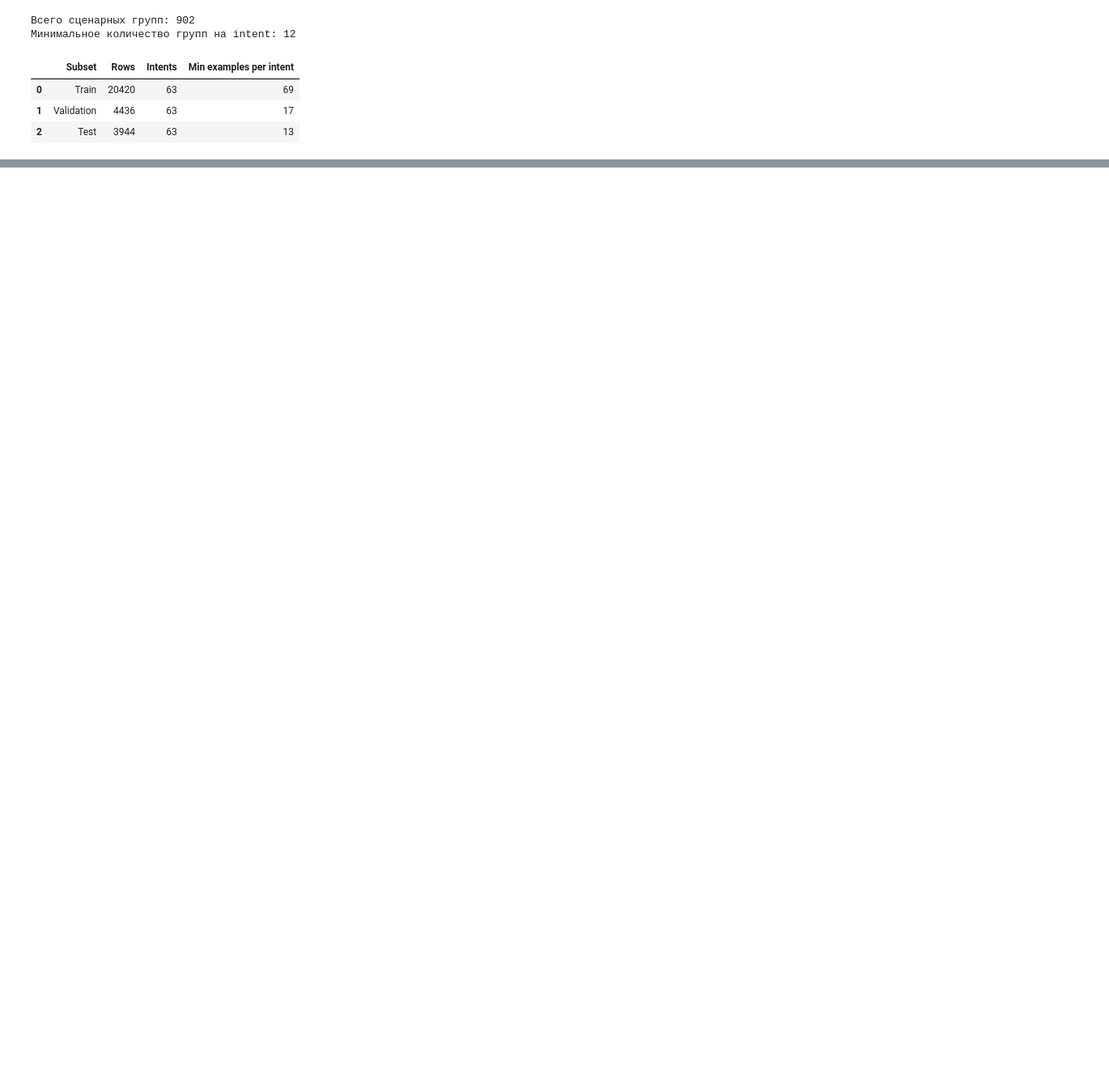
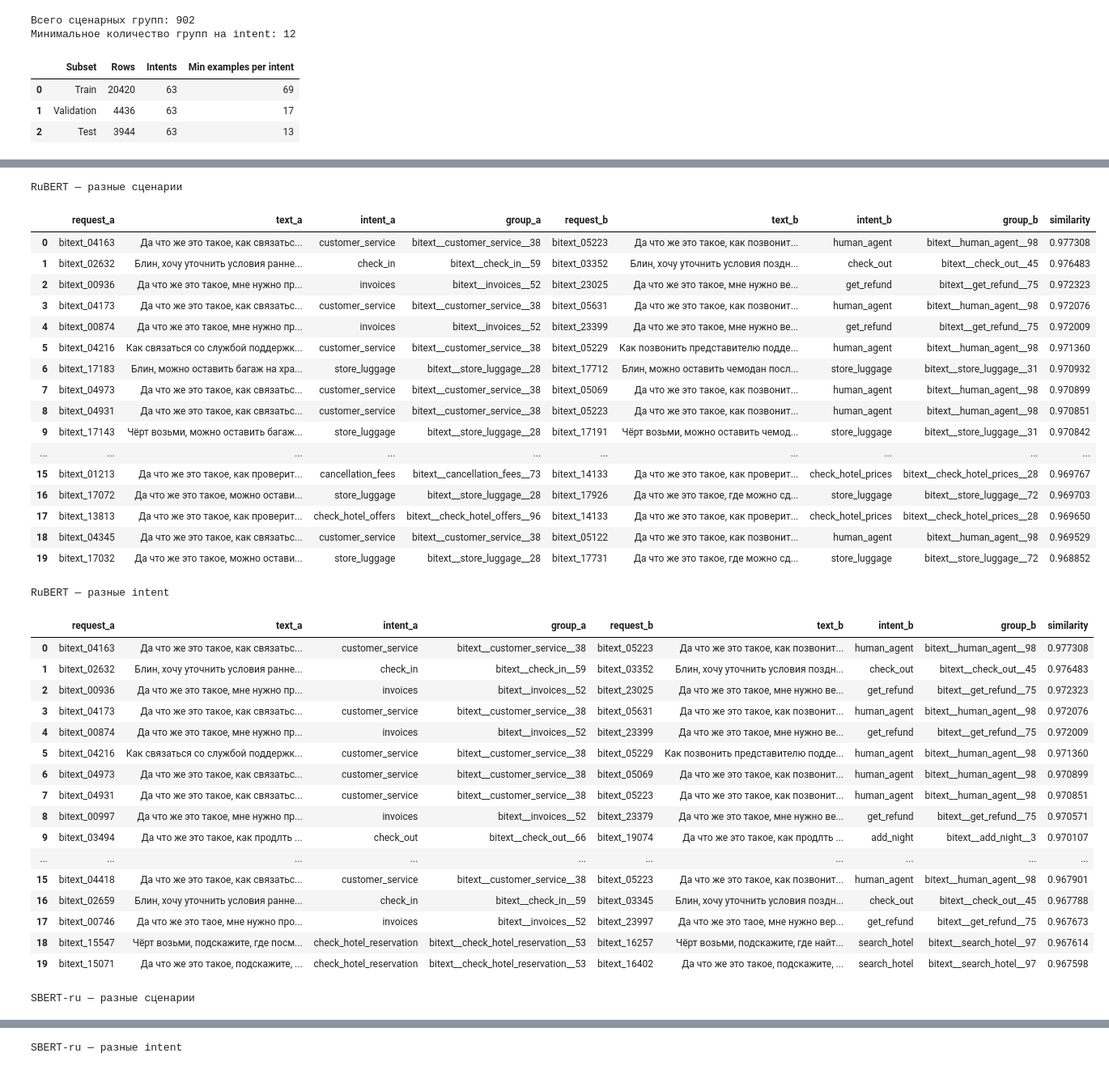
Before and after one commit to Ai-host-team/rental-ai-assistant, a Jupyter notebook: notebooks/01_eda_dataset.ipynb, the cells around one changed output, grey strips where cells are left out. Shown at 81% size. Cells and saved outputs as stored; diff of their text form; code cells hidden in the pictures; blank space fills up the shorter version.

```diff
--- a/notebooks/01_eda_dataset.ipynb
+++ b/notebooks/01_eda_dataset.ipynb
@@ -980,0 +1864,65 @@ test_df.to_csv(processed_dir / "intent_test.csv",sep=";",index=False,encoding="u
+# %%
+embedding_manual_pair_tables = {}
+embedding_all_indices = np.arange(len(embedding_rows))
+for embedding_name, embedding_array in embedding_vectors.items():
+    embedding_score = make_embedding_score_blocks(embedding_array, embedding_device)
+    try:
+        for embedding_different_labels in [False, True]:
+            embedding_pair_indices, embedding_pair_scores = nearest_neighbors(
+                embedding_array, embedding_rows, embedding_all_indices, k=20,
+                exclude_scenario=True, different_intent=embedding_different_labels,
+                block_size=128, score_block=embedding_score,
+            )
+            embedding_pair_table = closest_pairs(
+                embedding_rows, embedding_all_indices, embedding_pair_indices, embedding_pair_scores, limit=20
+            )
+            embedding_manual_pair_tables[(embedding_name, embedding_different_labels)] = embedding_pair_table
+            print(embedding_name, '— разные intent' if embedding_different_labels else '— разные сценарии')
+            with pd.option_context('display.max_colwidth', 180):
+                display(embedding_pair_table)
+            embedding_pair_table.to_csv(
+                embedding_results_dir / f'{embedding_name}_pairs_different_intent_{embedding_different_labels}.csv',
+                index=False, encoding='utf-8-sig',
+            )
+    finally:
+        del embedding_score
+        gc.collect()
+        clear_embedding_device(embedding_device)
+# %% [output]
+RuBERT — разные сценарии
+|  | request_a | text_a | intent_a | group_a | request_b | text_b | intent_b | group_b | similarity |
+| 0 | bitext_04163 | Да что же это такое, как связатьс... | customer_service | bitext__customer_service__38 | bitext_05223 | Да что же это такое, как позвонит... | human_agent | bitext__human_agent__98 | 0.977308 |
+| 1 | bitext_02632 | Блин, хочу уточнить условия ранне... | check_in | bitext__check_in__59 | bitext_03352 | Блин, хочу уточнить условия поздн... | check_out | bitext__check_out__45 | 0.976483 |
+| 2 | bitext_00936 | Да что же это такое, мне нужно пр... | invoices | bitext__invoices__52 | bitext_23025 | Да что же это такое, мне нужно ве... | get_refund | bitext__get_refund__75 | 0.972323 |
+| 3 | bitext_04173 | Да что же это такое, как связатьс... | customer_service | bitext__customer_service__38 | bitext_05631 | Да что же это такое, как позвонит... | human_agent | bitext__human_agent__98 | 0.972076 |
+| 4 | bitext_00874 | Да что же это такое, мне нужно пр... | invoices | bitext__invoices__52 | bitext_23399 | Да что же это такое, мне нужно ве... | get_refund | bitext__get_refund__75 | 0.972009 |
+| 5 | bitext_04216 | Как связаться со службой поддержк... | customer_service | bitext__customer_service__38 | bitext_05229 | Как позвонить представителю подде... | human_agent | bitext__human_agent__98 | 0.971360 |
+| 6 | bitext_17183 | Блин, можно оставить багаж на хра... | store_luggage | bitext__store_luggage__28 | bitext_17712 | Блин, можно оставить чемодан посл... | store_luggage | bitext__store_luggage__31 | 0.970932 |
+| 7 | bitext_04973 | Да что же это такое, как связатьс... | customer_service | bitext__customer_service__38 | bitext_05069 | Да что же это такое, как позвонит... | human_agent | bitext__human_agent__98 | 0.970899 |
+| 8 | bitext_04931 | Да что же это такое, как связатьс... | customer_service | bitext__customer_service__38 | bitext_05223 | Да что же это такое, как позвонит... | human_agent | bitext__human_agent__98 | 0.970851 |
+| 9 | bitext_17143 | Чёрт возьми, можно оставить багаж... | store_luggage | bitext__store_luggage__28 | bitext_17191 | Чёрт возьми, можно оставить чемод... | store_luggage | bitext__store_luggage__31 | 0.970842 |
+| ... | ... | ... | ... | ... | ... | ... | ... | ... | ... |
+| 15 | bitext_01213 | Да что же это такое, как проверит... | cancellation_fees | bitext__cancellation_fees__73 | bitext_14133 | Да что же это такое, как проверит... | check_hotel_prices | bitext__check_hotel_prices__28 | 0.969767 |
+| 16 | bitext_17072 | Да что же это такое, можно остави... | store_luggage | bitext__store_luggage__28 | bitext_17926 | Да что же это такое, где можно сд... | store_luggage | bitext__store_luggage__72 | 0.969703 |
+| 17 | bitext_13813 | Да что же это такое, как проверит... | check_hotel_offers | bitext__check_hotel_offers__96 | bitext_14133 | Да что же это такое, как проверит... | check_hotel_prices | bitext__check_hotel_prices__28 | 0.969650 |
+| 18 | bitext_04345 | Да что же это такое, как связатьс... | customer_service | bitext__customer_service__38 | bitext_05122 | Да что же это такое, как позвонит... | human_agent | bitext__human_agent__98 | 0.969529 |
+| 19 | bitext_17032 | Да что же это такое, можно остави... | store_luggage | bitext__store_luggage__28 | bitext_17731 | Да что же это такое, где можно сд... | store_luggage | bitext__store_luggage__72 | 0.968852 |
+RuBERT — разные intent
+|  | request_a | text_a | intent_a | group_a | request_b | text_b | intent_b | group_b | similarity |
+| 0 | bitext_04163 | Да что же это такое, как связатьс... | customer_service | bitext__customer_service__38 | bitext_05223 | Да что же это такое, как позвонит... | human_agent | bitext__human_agent__98 | 0.977308 |
+| 1 | bitext_02632 | Блин, хочу уточнить условия ранне... | check_in | bitext__check_in__59 | bitext_03352 | Блин, хочу уточнить условия поздн... | check_out | bitext__check_out__45 | 0.976483 |
+| 2 | bitext_00936 | Да что же это такое, мне нужно пр... | invoices | bitext__invoices__52 | bitext_23025 | Да что же это такое, мне нужно ве... | get_refund | bitext__get_refund__75 | 0.972323 |
+| 3 | bitext_04173 | Да что же это такое, как связатьс... | customer_service | bitext__customer_service__38 | bitext_05631 | Да что же это такое, как позвонит... | human_agent | bitext__human_agent__98 | 0.972076 |
+| 4 | bitext_00874 | Да что же это такое, мне нужно пр... | invoices | bitext__invoices__52 | bitext_23399 | Да что же это такое, мне нужно ве... | get_refund | bitext__get_refund__75 | 0.972009 |
+| 5 | bitext_04216 | Как связаться со службой поддержк... | customer_service | bitext__customer_service__38 | bitext_05229 | Как позвонить представителю подде... | human_agent | bitext__human_agent__98 | 0.971360 |
+| 6 | bitext_04973 | Да что же это такое, как связатьс... | customer_service | bitext__customer_service__38 | bitext_05069 | Да что же это такое, как позвонит... | human_agent | bitext__human_agent__98 | 0.970899 |
+| 7 | bitext_04931 | Да что же это такое, как связатьс... | customer_service | bitext__customer_service__38 | bitext_05223 | Да что же это такое, как позвонит... | human_agent | bitext__human_agent__98 | 0.970851 |
+| 8 | bitext_00997 | Да что же это такое, мне нужно пр... | invoices | bitext__invoices__52 | bitext_23379 | Да что же это такое, мне нужно ве... | get_refund | bitext__get_refund__75 | 0.970571 |
+| 9 | bitext_03494 | Да что же это такое, как продлть ... | check_out | bitext__check_out__66 | bitext_19074 | Да что же это такое, как продлть ... | add_night | bitext__add_night__3 | 0.970107 |
+| ... | ... | ... | ... | ... | ... | ... | ... | ... | ... |
+| 15 | bitext_04418 | Да что же это такое, как связатьс... | customer_service | bitext__customer_service__38 | bitext_05223 | Да что же это такое, как позвонит... | human_agent | bitext__human_agent__98 | 0.967901 |
+| 16 | bitext_02659 | Блин, хочу уточнить условия ранне... | check_in | bitext__check_in__59 | bitext_03345 | Блин, хочу уточнить условия поздн... | check_out | bitext__check_out__45 | 0.967788 |
+| 17 | bitext_00746 | Да что же это таое, мне нужно про... | invoices | bitext__invoices__52 | bitext_23997 | Да что же это таое, мне нужно вер... | get_refund | bitext__get_refund__75 | 0.967673 |
+| 18 | bitext_15547 | Чёрт возьми, подскажите, где посм... | check_hotel_reservation | bitext__check_hotel_reservation__53 | bitext_16257 | Чёрт возьми, подскажите, где найт... | search_hotel | bitext__search_hotel__97 | 0.967614 |
+| 19 | bitext_15071 | Да что же это такое, подскажите, ... | check_hotel_reservation | bitext__check_hotel_reservation__53 | bitext_16402 | Да что же это такое, подскажите, ... | search_hotel | bitext__search_hotel__97 | 0.967598 |
+SBERT-ru — разные сценарии
@@ -980,0 +1946 @@ test_df.to_csv(processed_dir / "intent_test.csv",sep=";",index=False,encoding="u
+SBERT-ru — разные intent
```
Also changed, not shown: parts of 19 cells of this notebook, 3 other files.
